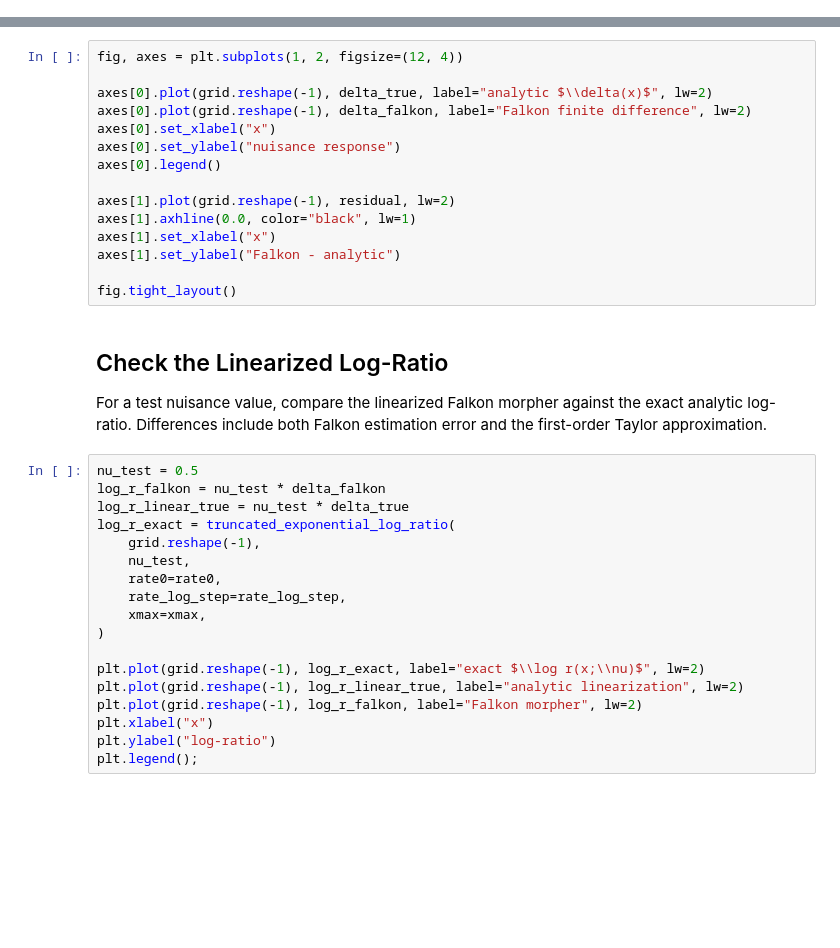
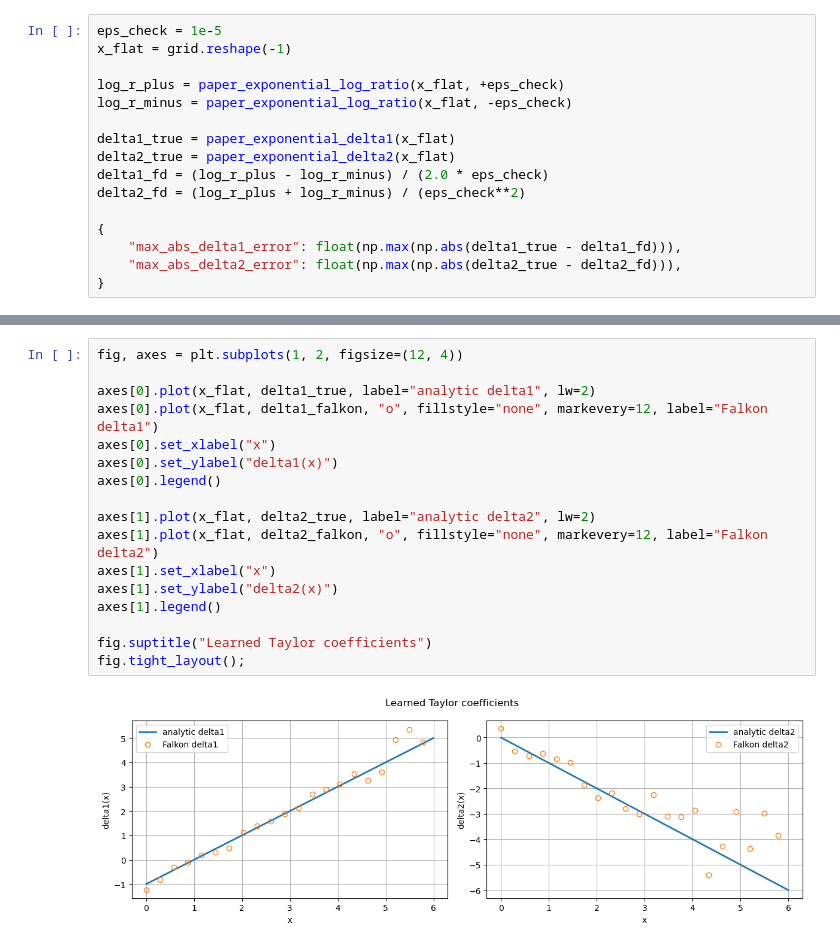
Before and after one commit to mletizia/kernel-nplm, a Jupyter notebook: examples/systematics_1d_ratio.ipynb, the cells around one changed output, grey strips where cells are left out. Saved outputs shown, nothing was run; the diff lists cells and outputs as text; blank space fills up the shorter version.

```diff
--- a/examples/systematics_1d_ratio.ipynb
+++ b/examples/systematics_1d_ratio.ipynb
@@ -142,0 +171,16 @@ metrics
+# %%
+eps_check = 1e-5
+x_flat = grid.reshape(-1)
+
+log_r_plus = paper_exponential_log_ratio(x_flat, +eps_check)
+log_r_minus = paper_exponential_log_ratio(x_flat, -eps_check)
+
+delta1_true = paper_exponential_delta1(x_flat)
+delta2_true = paper_exponential_delta2(x_flat)
+delta1_fd = (log_r_plus - log_r_minus) / (2.0 * eps_check)
+delta2_fd = (log_r_plus + log_r_minus) / (eps_check**2)
+
+{
+    "max_abs_delta1_error": float(np.max(np.abs(delta1_true - delta1_fd))),
+    "max_abs_delta2_error": float(np.max(np.abs(delta2_true - delta2_fd))),
+}
@@ -143,37 +246,19 @@ metrics
 # %%
 fig, axes = plt.subplots(1, 2, figsize=(12, 4))
 
-axes[0].plot(grid.reshape(-1), delta_true, label="analytic $\\delta(x)$", lw=2)
-axes[0].plot(grid.reshape(-1), delta_falkon, label="Falkon finite difference", lw=2)
+axes[0].plot(x_flat, delta1_true, label="analytic delta1", lw=2)
+axes[0].plot(x_flat, delta1_falkon, "o", fillstyle="none", markevery=12, label="Falkon delta1")
 axes[0].set_xlabel("x")
-axes[0].set_ylabel("nuisance response")
+axes[0].set_ylabel("delta1(x)")
 axes[0].legend()
 
-axes[1].plot(grid.reshape(-1), residual, lw=2)
-axes[1].axhline(0.0, color="black", lw=1)
+axes[1].plot(x_flat, delta2_true, label="analytic delta2", lw=2)
+axes[1].plot(x_flat, delta2_falkon, "o", fillstyle="none", markevery=12, label="Falkon delta2")
 axes[1].set_xlabel("x")
-axes[1].set_ylabel("Falkon - analytic")
+axes[1].set_ylabel("delta2(x)")
+axes[1].legend()
 
-fig.tight_layout()
+fig.suptitle("Learned Taylor coefficients")
+fig.tight_layout();
+# %% [output]
+[figure, added]
-# %% [markdown]
-## Check the Linearized Log-Ratio
-
-For a test nuisance value, compare the linearized Falkon morpher against the exact analytic log-ratio. Differences include both Falkon estimation error and the first-order Taylor approximation.
-# %%
-nu_test = 0.5
-log_r_falkon = nu_test * delta_falkon
-log_r_linear_true = nu_test * delta_true
-log_r_exact = truncated_exponential_log_ratio(
-    grid.reshape(-1),
-    nu_test,
-    rate0=rate0,
-    rate_log_step=rate_log_step,
-    xmax=xmax,
-)
-
-plt.plot(grid.reshape(-1), log_r_exact, label="exact $\\log r(x;\\nu)$", lw=2)
-plt.plot(grid.reshape(-1), log_r_linear_true, label="analytic linearization", lw=2)
-plt.plot(grid.reshape(-1), log_r_falkon, label="Falkon morpher", lw=2)
-plt.xlabel("x")
-plt.ylabel("log-ratio")
-plt.legend();
```
Also changed, not shown: parts of 22 cells of this notebook, 4 other files.
